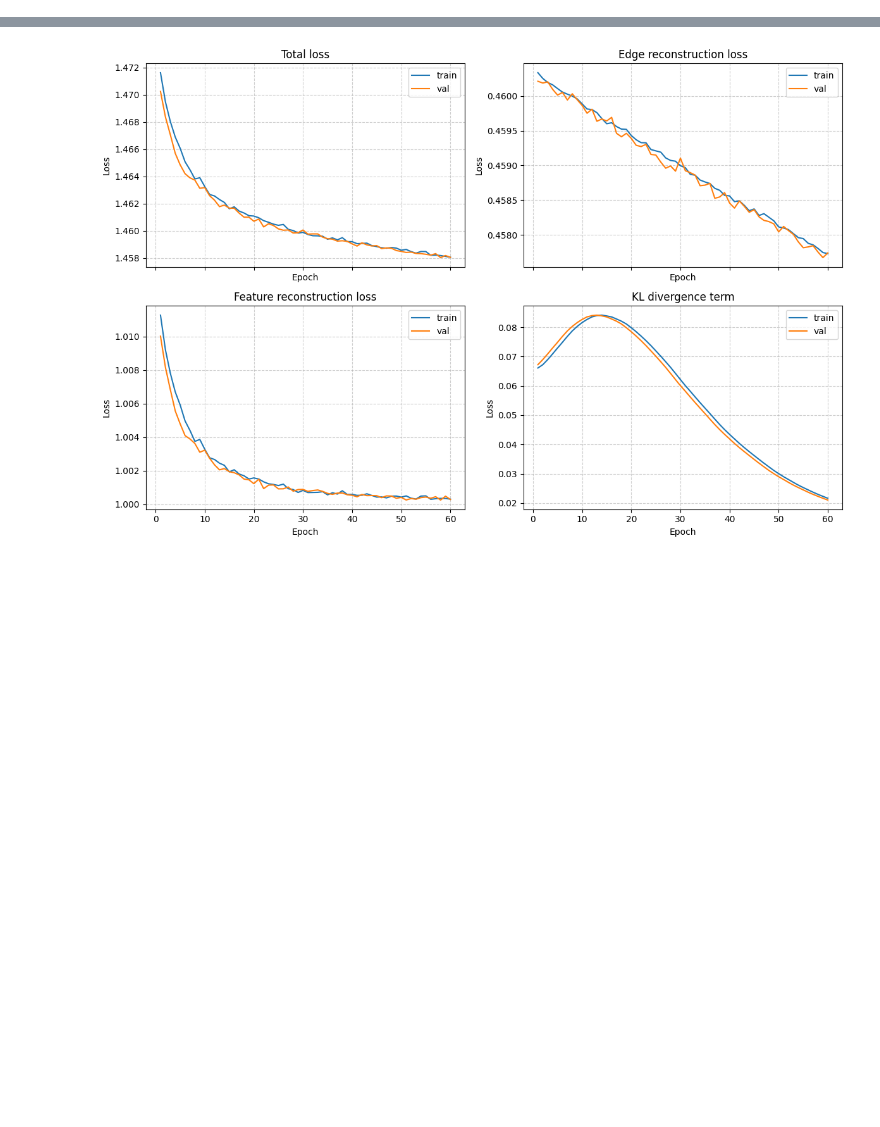
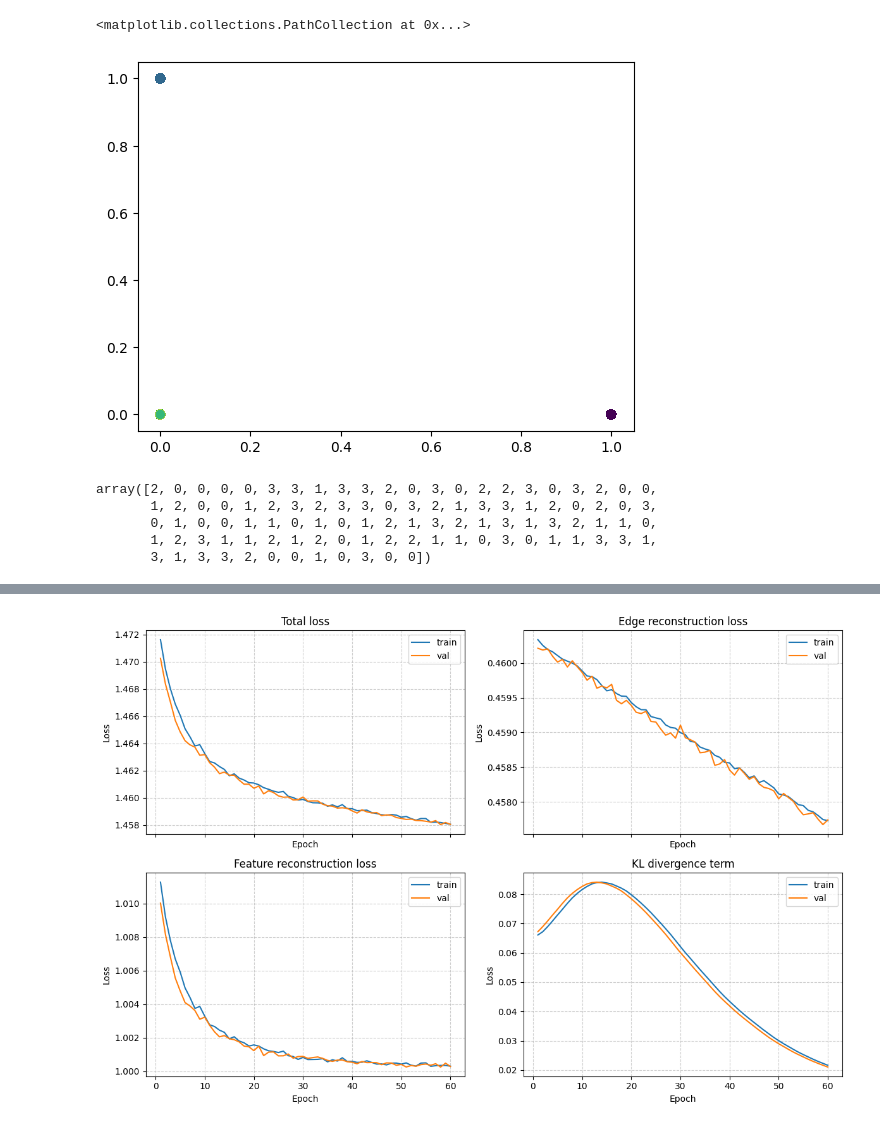
Before and after one commit to ZhangWan-byte/lpm, a Jupyter notebook: exp1_demo.ipynb, the cells around one changed output, grey strips where cells are left out. Saved outputs shown, nothing was run; the diff lists cells and outputs as text; code cells hidden in the pictures; blank space fills up the shorter version.

```diff
--- a/exp1_demo.ipynb
+++ b/exp1_demo.ipynb
@@ -36,0 +192,5 @@ NpzFile './sim_data/B1/B1_TranslationInvariant_RBF_ARD_nodes.npz' with keys: pos
+# %%
+plt.scatter(nodes["positions"][:,0], nodes["positions"][:,1], c=nodes["blocks"], cmap="viridis")
+# %% [output]
+<matplotlib.collections.PathCollection at 0x...>
+[figure, added]
@@ -36,0 +226,14 @@ NpzFile './sim_data/B1/B1_TranslationInvariant_RBF_ARD_nodes.npz' with keys: pos
+# %%
+N = 100
+rng = np.random.default_rng(123)
+
+Kc = 4
+pi = [0.25, 0.25, 0.25, 0.25]
+z_blocks = rng.choice(Kc, size=N, p=np.array(pi))
+z_blocks
+# %% [output]
+array([2, 0, 0, 0, 0, 3, 3, 1, 3, 3, 2, 0, 3, 0, 2, 2, 3, 0, 3, 2, 0, 0,
+       1, 2, 0, 0, 1, 2, 3, 2, 3, 3, 0, 3, 2, 1, 3, 3, 1, 2, 0, 2, 0, 3,
+       0, 1, 0, 0, 1, 1, 0, 1, 0, 1, 2, 1, 3, 2, 1, 3, 1, 3, 2, 1, 1, 0,
+       1, 2, 3, 1, 1, 2, 1, 2, 0, 1, 2, 2, 1, 1, 0, 3, 0, 1, 1, 3, 3, 1,
+       3, 1, 3, 3, 2, 0, 0, 1, 0, 3, 0, 0])
```
Also changed, not shown: parts of 31 cells of this notebook, 9 other files.
